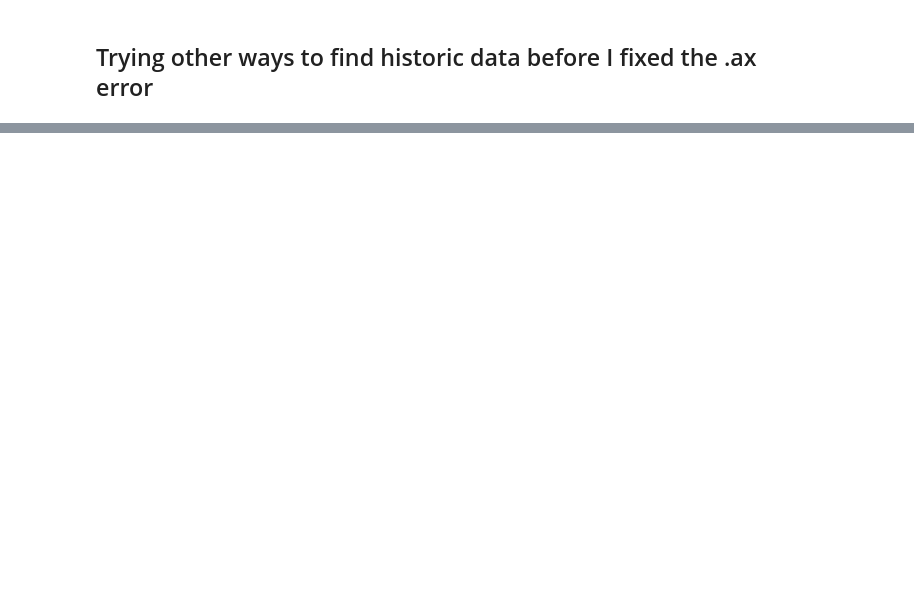
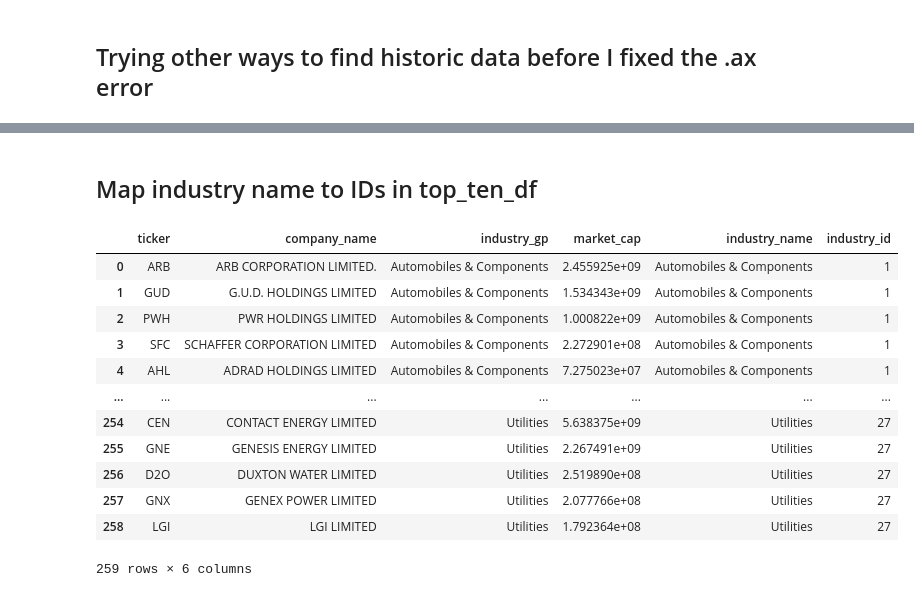
Before and after one commit to Andre2503/Project3_Group2, a Jupyter notebook: 01_ASX_Top10_Dataframes_Historic.ipynb, the cells around one changed output, grey strips where cells are left out. Saved outputs shown, nothing was run; the diff lists cells and outputs as text; code cells hidden in the pictures; blank space fills up the shorter version.

```diff
--- a/01_ASX_Top10_Dataframes_Historic.ipynb
+++ b/01_ASX_Top10_Dataframes_Historic.ipynb
@@ -334,0 +340,4 @@ history_data_df.to_csv('Resources/top_ten_historic_5y.csv', index=False)
+# %%
+#Create DataFrame for unique industries
+industry_df = pd.DataFrame(top_ten_df['industry_gp'].unique(), columns=['industry_name'])
+industry_df
@@ -334,0 +362,4 @@ history_data_df.to_csv('Resources/top_ten_historic_5y.csv', index=False)
+# %%
+#Create industry id column
+industry_df['industry_id'] = range(1, len(industry_df) +1)
+industry_df
@@ -334,0 +384,20 @@ history_data_df.to_csv('Resources/top_ten_historic_5y.csv', index=False)
+# %% [markdown]
+## Map industry name to IDs in top_ten_df
+# %%
+# Merge the df on the INdustryName column
+merged_df = pd.merge(top_ten_df, industry_df, left_on='industry_gp', right_on='industry_name', how='left')
+merged_df
+# %% [output]
+|  | ticker | company_name | industry_gp | market_cap | industry_name | industry_id |
+| 0 | ARB | ARB CORPORATION LIMITED. | Automobiles & Components | 2.455925e+09 | Automobiles & Components | 1 |
+| 1 | GUD | G.U.D. HOLDINGS LIMITED | Automobiles & Components | 1.534343e+09 | Automobiles & Components | 1 |
+| 2 | PWH | PWR HOLDINGS LIMITED | Automobiles & Components | 1.000822e+09 | Automobiles & Components | 1 |
+| 3 | SFC | SCHAFFER CORPORATION LIMITED | Automobiles & Components | 2.272901e+08 | Automobiles & Components | 1 |
+| 4 | AHL | ADRAD HOLDINGS LIMITED | Automobiles & Components | 7.275023e+07 | Automobiles & Components | 1 |
+| ... | ... | ... | ... | ... | ... | ... |
+| 254 | CEN | CONTACT ENERGY LIMITED | Utilities | 5.638375e+09 | Utilities | 27 |
+| 255 | GNE | GENESIS ENERGY LIMITED | Utilities | 2.267491e+09 | Utilities | 27 |
+| 256 | D2O | DUXTON WATER LIMITED | Utilities | 2.519890e+08 | Utilities | 27 |
+| 257 | GNX | GENEX POWER LIMITED | Utilities | 2.077766e+08 | Utilities | 27 |
+| 258 | LGI | LGI LIMITED | Utilities | 1.792364e+08 | Utilities | 27 |
+259 rows × 6 columns
```
Also changed, not shown: parts of 14 cells of this notebook, 5 other files.
